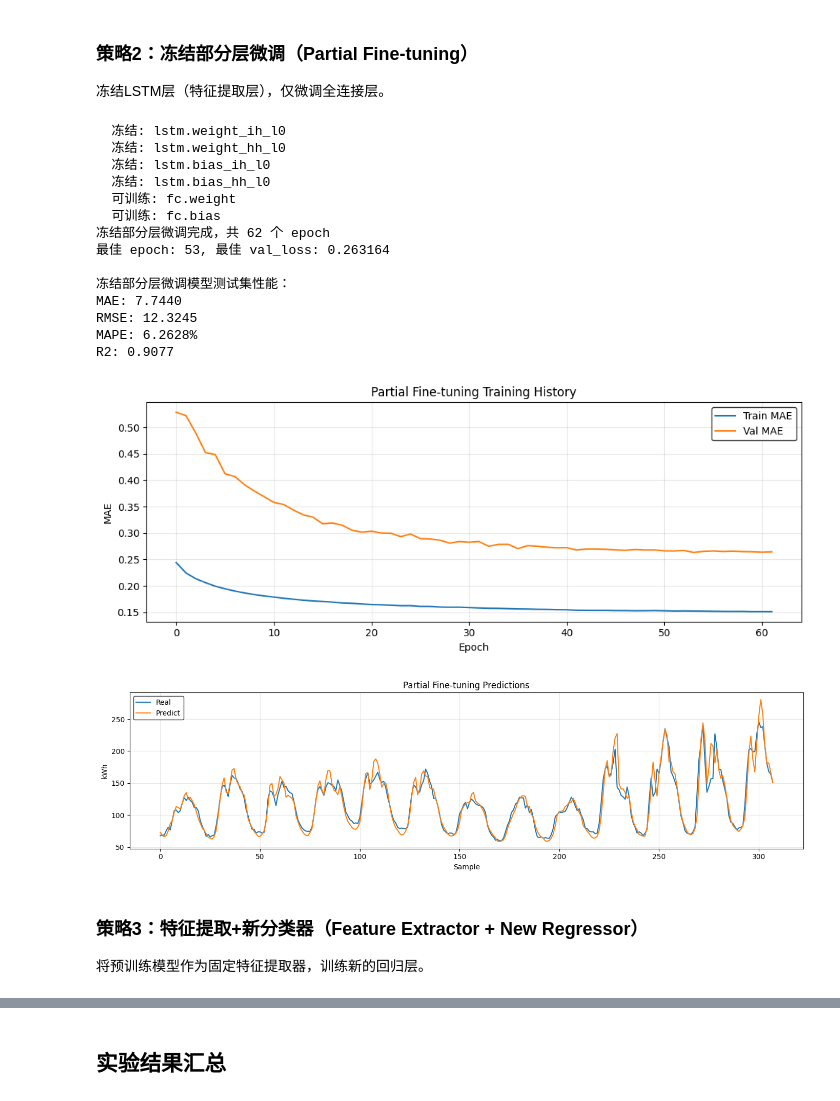
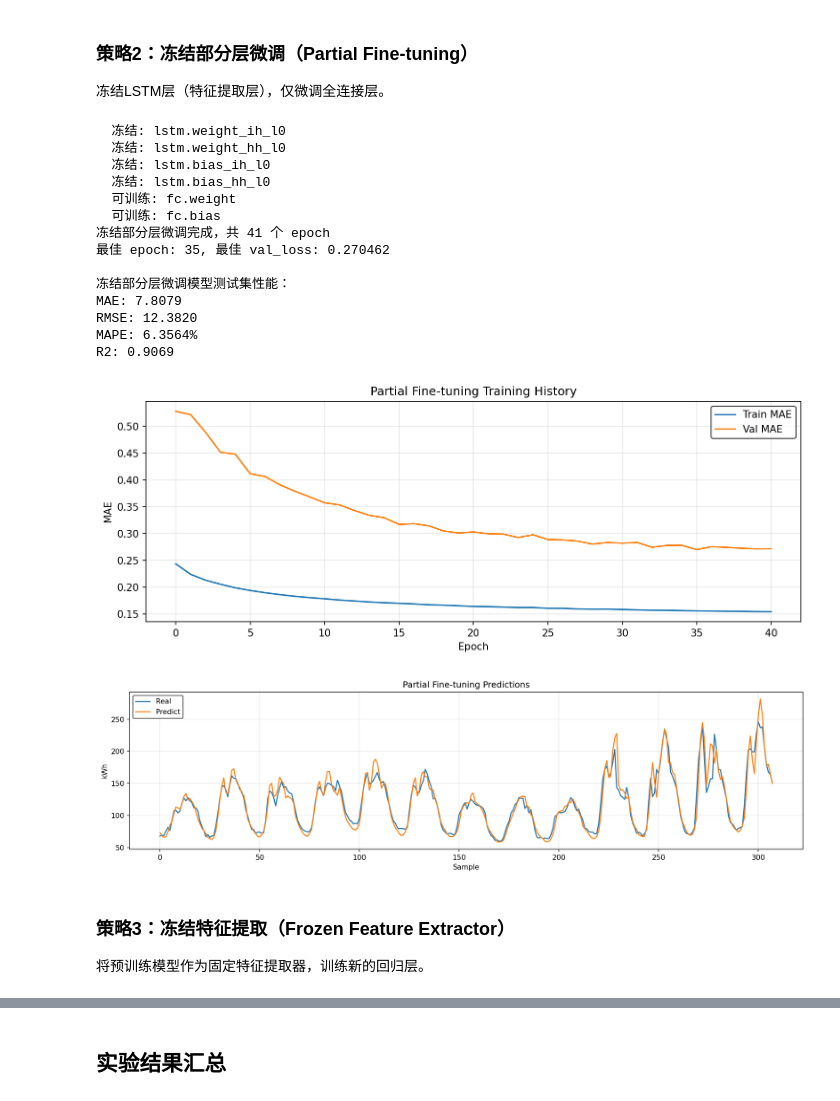
Before and after one commit to HowerL/load_forecasting, a Jupyter notebook: transfer_learning.ipynb, the cells around one changed output, grey strips where cells are left out. Saved outputs shown, nothing was run; the diff lists cells and outputs as text; code cells hidden in the pictures.

```diff
--- a/transfer_learning.ipynb
+++ b/transfer_learning.ipynb
@@ -32,12 +32,14 @@ from src import (
     run_epoch,
     predict,
     # visualization
+    setup_plot_style,
     plot_training_history,
     plot_predictions,
     # config
     BASE_DIR,
     MODEL_DIR,
     SCALER_DIR,
+    FIGURES_DIR,
     TARGET_COL,
     TIME_COL,
     SEED,
@@ -53,7 +55,8 @@ HIDDEN_SIZE = 128
 # 设置设备
 device = torch.device('cuda' if torch.cuda.is_available() else 'cpu')
 
-plt.style.use('default')
+setup_plot_style()
+plt.rcParams['font.family'] = 'DejaVu Sans'
 
 set_seed(SEED)
 # %% [markdown]
@@ -86,12 +89,12 @@ FEATURE_COLS = [c for c in source_train_df.columns if c != TIME_COL]
 input_size = len(FEATURE_COLS)
 
 # 构造序列
-X_source_train, y_source_train = create_sequences(source_train_df, FEATURE_COLS, TARGET_COL, LOOKBACK, HORIZON, TIME_COL)
-X_source_val, y_source_val = create_sequences(source_val_df, FEATURE_COLS, TARGET_COL, LOOKBACK, HORIZON, TIME_COL)
+X_source_train, y_source_train = create_sequences(source_train_df, FEATURE_COLS, TARGET_COL, LOOKBACK, HORIZON)
+X_source_val, y_source_val = create_sequences(source_val_df, FEATURE_COLS, TARGET_COL, LOOKBACK, HORIZON)
 
-X_target_train, y_target_train = create_sequences(target_train_df, FEATURE_COLS, TARGET_COL, LOOKBACK, HORIZON, TIME_COL)
-X_target_val, y_target_val = create_sequences(target_val_df, FEATURE_COLS, TARGET_COL, LOOKBACK, HORIZON, TIME_COL)
-X_target_test, y_target_test = create_sequences(target_test_df, FEATURE_COLS, TARGET_COL, LOOKBACK, HORIZON, TIME_COL)
+X_target_train, y_target_train = create_sequences(target_train_df, FEATURE_COLS, TARGET_COL, LOOKBACK, HORIZON)
+X_target_val, y_target_val = create_sequences(target_val_df, FEATURE_COLS, TARGET_COL, LOOKBACK, HORIZON)
+X_target_test, y_target_test = create_sequences(target_test_df, FEATURE_COLS, TARGET_COL, LOOKBACK, HORIZON)
 
 print(f"　源域训练序列: {X_source_train.shape}")
 print(f"　源域验证序列: {X_source_val.shape}")
@@ -176,7 +180,7 @@ plot_training_history(train_losses, val_losses, 'Source Domain Training History'
 # %%
 baseline_model = LSTMPredictor(input_size=input_size, hidden_size=HIDDEN_SIZE).to(device)
 
-optimizer_baseline = torch.optim.Adam(baseline_model.parameters(), weight_decay=1e-4)
+optimizer_baseline = torch.optim.Adam(baseline_model.parameters(), lr=1e-3, weight_decay=1e-4)
 early_stopping_baseline = EarlyStopping(patience=5, restore_best_weights=True)
 lr_scheduler_baseline = ReduceLROnPlateau(optimizer_baseline, factor=0.5, patience=4, min_lr=1e-5)
 
@@ -214,8 +218,10 @@ print(f"RMSE: {metrics_baseline['RMSE']:.4f}")
 print(f"MAPE: {metrics_baseline['MAPE']:.4f}%")
 print(f"R2: {metrics_baseline['R2']:.4f}")
 
-plot_training_history(train_losses_baseline, val_losses_baseline, 'Baseline Model Training History')
-plot_predictions(y_target_test, y_pred_baseline, 'Baseline Model Predictions', target_scaler)
+plot_training_history(train_losses_baseline, val_losses_baseline, 'Baseline Model Training History',
+                      save_path=FIGURES_DIR / 'Baseline_损失曲线.png')
+plot_predictions(y_target_test, y_pred_baseline, 'Baseline Model Predictions', target_scaler,
+                 save_path=FIGURES_DIR / 'Baseline_预测对比.png')
 # %% [output]
 Baseline训练完成，共 26 个 epoch
 最佳 epoch: 20, 最佳 val_loss: 0.314808
@@ -310,7 +318,7 @@ optimizer_ft_partial = torch.optim.Adam(
     filter(lambda p: p.requires_grad, finetuned_partial.parameters()),
     lr=1e-3, weight_decay=1e-4
 )
-early_stopping_ft_partial = EarlyStopping(patience=8, restore_best_weights=True)
+early_stopping_ft_partial = EarlyStopping(patience=5, restore_best_weights=True)
 lr_scheduler_ft_partial = ReduceLROnPlateau(optimizer_ft_partial, factor=0.5, patience=4, min_lr=1e-6)
 
 train_losses_ft_partial = []
@@ -329,45 +337,47 @@ for epoch in range(EPOCHS):
         break
 
 early_stopping_ft_partial.restore(finetuned_partial)
 
 # 输出最佳训练信息
 best_info_ft_partial = early_stopping_ft_partial.get_best_info()
 print(f"冻结部分层微调完成，共 {len(train_losses_ft_partial)} 个 epoch")
 print(f"最佳 epoch: {best_info_ft_partial['best_epoch']}, 最佳 val_loss: {best_info_ft_partial['best_loss']:.6f}")
 
 torch.save(finetuned_partial.state_dict(), MODEL_DIR / 'transfer_partial_finetune.pt')
 
 # 在目标域测试集上评估
 y_pred_ft_partial = predict(finetuned_partial, target_test_loader, device)
 metrics_ft_partial = evaluate(y_target_test, y_pred_ft_partial, target_scaler)
 
 print("\n冻结部分层微调模型测试集性能：")
 print(f"MAE: {metrics_ft_partial['MAE']:.4f}")
 print(f"RMSE: {metrics_ft_partial['RMSE']:.4f}")
 print(f"MAPE: {metrics_ft_partial['MAPE']:.4f}%")
 print(f"R2: {metrics_ft_partial['R2']:.4f}")
 
-plot_training_history(train_losses_ft_partial, val_losses_ft_partial, 'Partial Fine-tuning Training History')
-plot_predictions(y_target_test, y_pred_ft_partial, 'Partial Fine-tuning Predictions', target_scaler)
+plot_training_history(train_losses_ft_partial, val_losses_ft_partial, 'Partial Fine-tuning Training History',
+                      save_path=FIGURES_DIR / '冻结LSTM微调_损失曲线.png')
+plot_predictions(y_target_test, y_pred_ft_partial, 'Partial Fine-tuning Predictions', target_scaler,
+                 save_path=FIGURES_DIR / '冻结LSTM微调_预测对比.png')
 # %% [output]
   冻结: lstm.weight_ih_l0
   冻结: lstm.weight_hh_l0
   冻结: lstm.bias_ih_l0
   冻结: lstm.bias_hh_l0
   可训练: fc.weight
   可训练: fc.bias
-冻结部分层微调完成，共 62 个 epoch
-最佳 epoch: 53, 最佳 val_loss: 0.263164
+冻结部分层微调完成，共 41 个 epoch
+最佳 epoch: 35, 最佳 val_loss: 0.270462
 
 冻结部分层微调模型测试集性能：
-MAE: 7.7440
-RMSE: 12.3245
-MAPE: 6.2628%
-R2: 0.9077
+MAE: 7.8079
+RMSE: 12.3820
+MAPE: 6.3564%
+R2: 0.9069
-[figure, old version]
+[figure, new version]
 [figure]
 # %% [markdown]
-### 策略3：特征提取+新分类器（Feature Extractor + New Regressor）
+### 策略3：冻结特征提取（Frozen Feature Extractor）
 
 将预训练模型作为固定特征提取器，训练新的回归层。
 # %%
```
Also changed, not shown: parts of 6 cells of this notebook, 46 other files.
